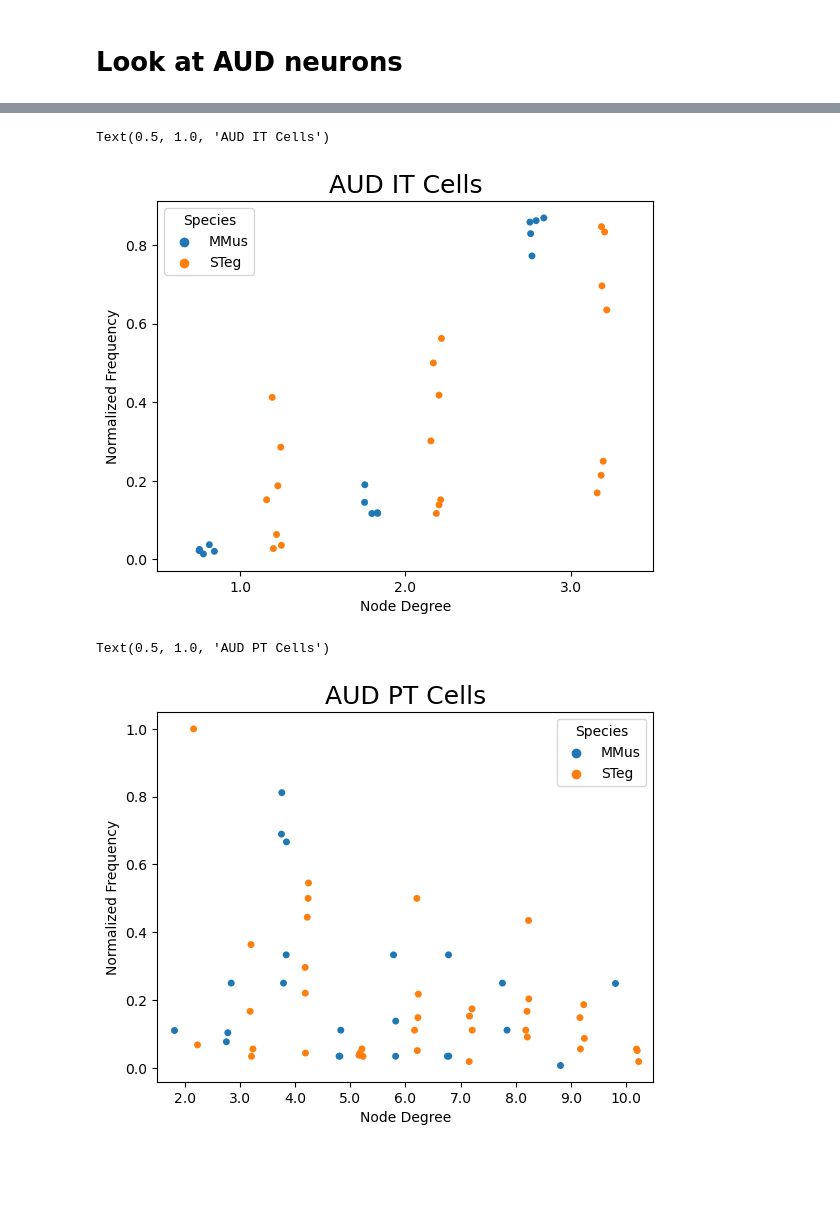
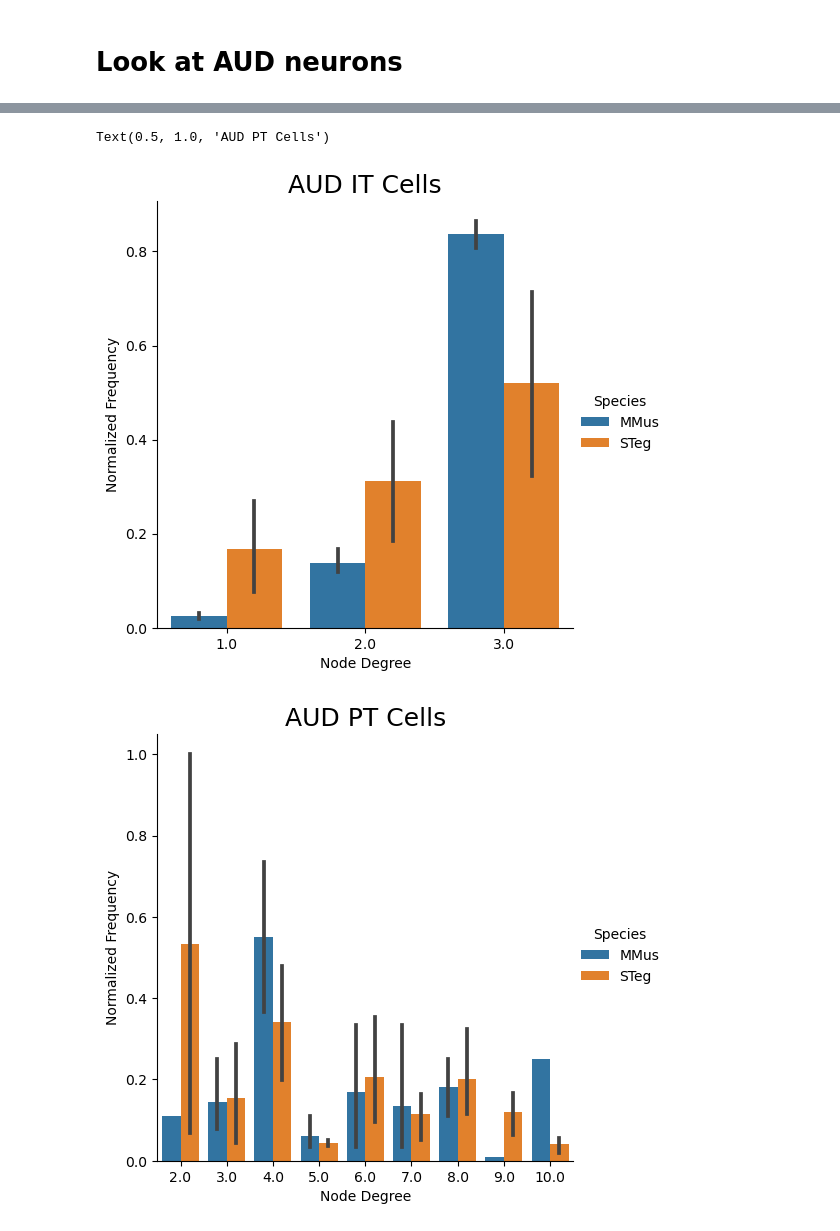
Before and after one commit to eisko/MAPseq_analysis, a Jupyter notebook: M194_M220_SC2.ipynb, the cells around one changed output, grey strips where cells are left out. Drawn from its saved outputs; the diff is of its cells as text; code cells hidden in the pictures; blank space fills up the shorter version.

```diff
--- a/M194_M220_SC2.ipynb
+++ b/M194_M220_SC2.ipynb
@@ -201,16 +218,14 @@ aud_st_pt_nodes = df_to_nodes(aud_pt_st, drop=["OMCi"], mice=mice_st, species="S
 # %%
 # make dot plots for degrees
 plot = pd.concat([aud_mm_it_nodes, aud_st_it_nodes])
-sns.stripplot(plot, x="Node Degree", y="Normalized Frequency", hue="Species", dodge=True)
+sns.catplot(plot, x="Node Degree", y="Normalized Frequency", hue="Species", kind="bar")
 plt.title("AUD IT Cells", size=18)
+
+# make dot plots for degrees
+plot = pd.concat([aud_mm_pt_nodes, aud_st_pt_nodes])
+sns.catplot(plot, x="Node Degree", y="Normalized Frequency", hue="Species", kind="bar")
+plt.title("AUD PT Cells", size=18)
 # %% [output]
-Text(0.5, 1.0, 'AUD IT Cells')
+Text(0.5, 1.0, 'AUD PT Cells')
-[figure, old version]
+[figure, new version]
+[figure, added]
-# %%
-# make dot plots for degrees
-plot = pd.concat([aud_mm_pt_nodes, aud_st_pt_nodes])
-sns.stripplot(plot, x="Node Degree", y="Normalized Frequency", hue="Species", dodge=True)
-plt.title("AUD PT Cells", size=18)
-# %% [output]
-Text(0.5, 1.0, 'AUD PT Cells')
-[figure, removed]
```
Also changed, not shown: parts of 1 cell of this notebook.
